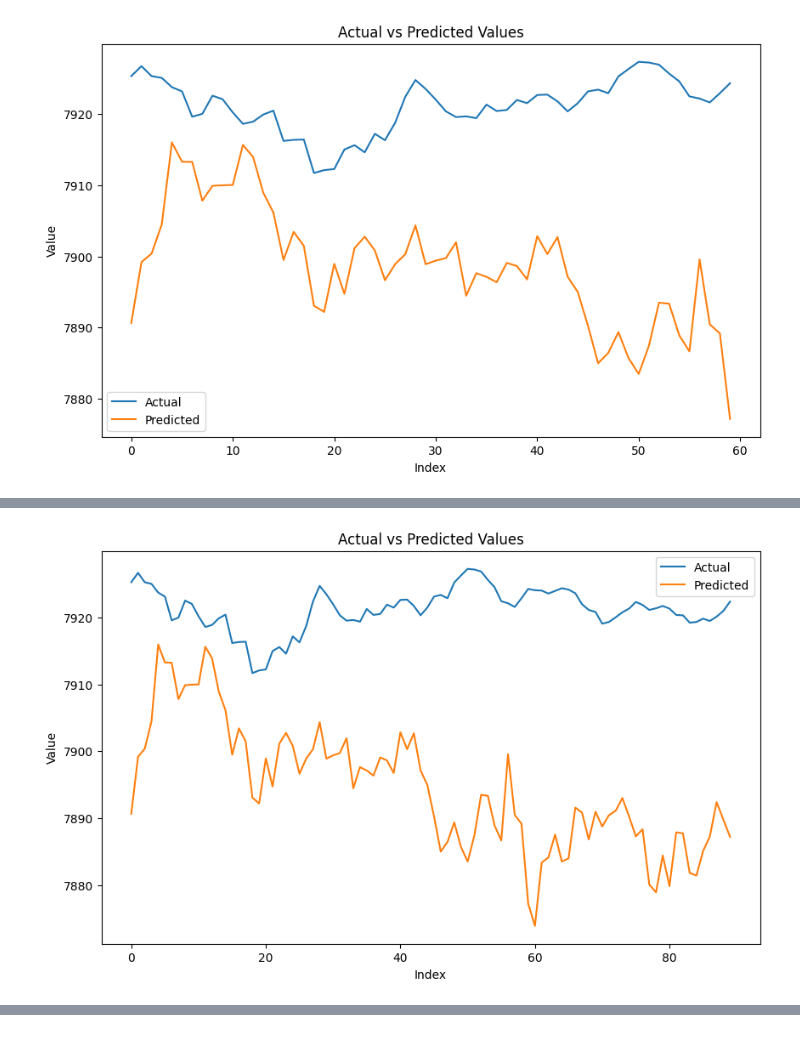
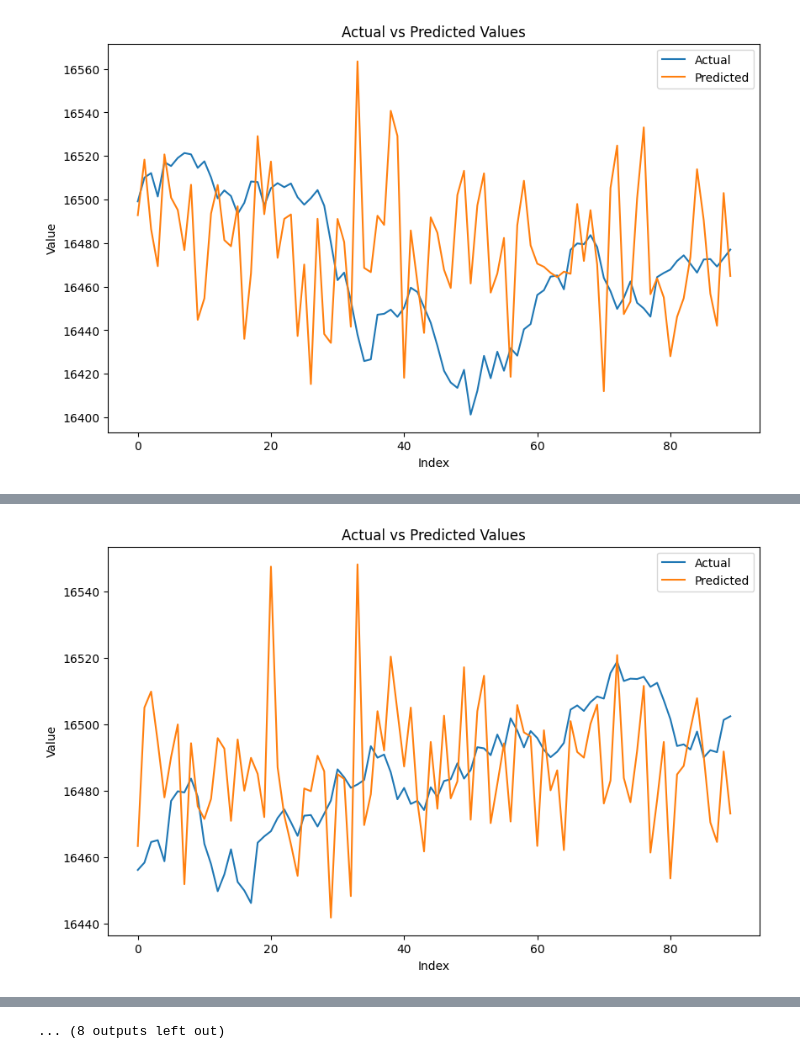
Before and after one commit to Gitesh1998/Stock-prediction, a Jupyter notebook: forward_neural_network.ipynb, the cells around one changed output, grey strips where cells are left out. Drawn from its saved outputs; the diff is of its cells as text; code cells hidden in the pictures.

Commit message:
Created feed forward neural network

```diff
--- a/forward_neural_network.ipynb
+++ b/forward_neural_network.ipynb
@@ -4,7 +4,7 @@ import numpy as np
 from sklearn.preprocessing import MinMaxScaler
 import ast
 
-csv_file_path = "final_file_neural_network.csv"
+csv_file_path = "final-file-neural-network.csv"
 
 # Read the CSV file into a DataFrame
 df = pd.read_csv(csv_file_path)
@@ -60,8 +60,8 @@ from tensorflow.keras.layers import Dense
 
 # Assuming X and y are your dataset inputs and outputs respectively
 # Train-test split
-train_data_input, train_data_output = X[:800], y[:800]
-test_data_input, test_data_output = X[800:], y[800:]
+train_data_input, train_data_output = X[:6000], y[:6000]
+test_data_input, test_data_output = X[6000:], y[6000:]
 
 # Define the neural network
 def create_model():
@@ -83,5 +83,5 @@ model = create_model()
 model.summary()
 
 # Train the model
-model.fit(train_data_input, train_data_output, epochs=100, batch_size=1, shuffle=False)
+model.fit(train_data_input, train_data_output, epochs=50, batch_size=50, shuffle=True)
 # %% [output]
@@ -134,34 +131,34 @@ print(f'Test loss: {loss}')
 
 predictions = model.predict(test_data_input)
 
-# for i in range(len(predictions)):
-#     actual = test_data_output[i]
-#     predicted = predictions[i]
+for i in range(10):
+    # plt.figure(figsize=(10, 6))
+    # plt.plot(test_data_output[i][60:], label='Actual')
+    # plt.plot(predictions[i][60:], label='Predicted')
+    # plt.xlabel('Index')
+    # plt.ylabel('Value')
+    # plt.title('Actual vs Predicted Values')
+    # plt.legend()
+    # plt.show()
 
-plt.figure(figsize=(10, 6))
-plt.plot(test_data_output[0][60:], label='Actual')
-plt.plot(predictions[0][60:], label='Predicted')
-plt.xlabel('Index')
-plt.ylabel('Value')
-plt.title('Actual vs Predicted Values')
-plt.legend()
-plt.show()
-
-plt.figure(figsize=(10, 6))
-plt.plot(test_data_output[0][:60], label='Actual')
-plt.plot(predictions[0][:60], label='Predicted')
-plt.xlabel('Index')
-plt.ylabel('Value')
-plt.title('Actual vs Predicted Values')
-plt.legend()
-plt.show()
-
-plt.figure(figsize=(10, 6))
-plt.plot(test_data_output[0], label='Actual')
-plt.plot(predictions[0], label='Predicted')
-plt.xlabel('Index')
-plt.ylabel('Value')
-plt.title('Actual vs Predicted Values')
-plt.legend()
-plt.show()
+    # plt.figure(figsize=(10, 6))
+    # plt.plot(test_data_output[i][:60], label='Actual')
+    # plt.plot(predictions[i][:60], label='Predicted')
+    # plt.xlabel('Index')
+    # plt.ylabel('Value')
+    # plt.title('Actual vs Predicted Values')
+    # plt.legend()
+    # plt.show()
+    print("actual output data: ")
+    print(test_data_output[i])
+    print("predicted data output: ")
+    print(predictions[i])
+    plt.figure(figsize=(10, 6))
+    plt.plot(test_data_output[i], label='Actual')
+    plt.plot(predictions[i], label='Predicted')
+    plt.xlabel('Index')
+    plt.ylabel('Value')
+    plt.title('Actual vs Predicted Values')
+    plt.legend()
+    plt.show()
 # %% [output]
@@ -172 +200 @@ Test loss: 831.0059204101562
-[figure, old version]
+[figure, new version]
@@ -173 +218 @@ Test loss: 831.0059204101562
-[figure, old version]
+[figure, new version]
@@ -173,0 +273 @@ Test loss: 831.0059204101562
+... (8 outputs left out)
```
Also changed, not shown: parts of 3 cells of this notebook, 3 other files.
